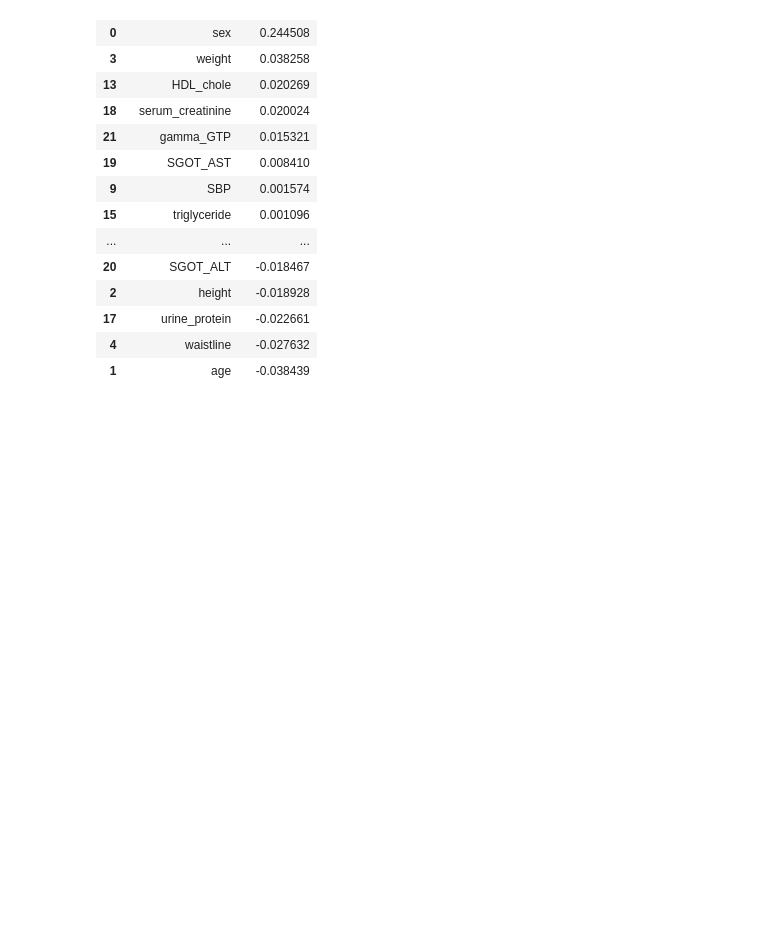
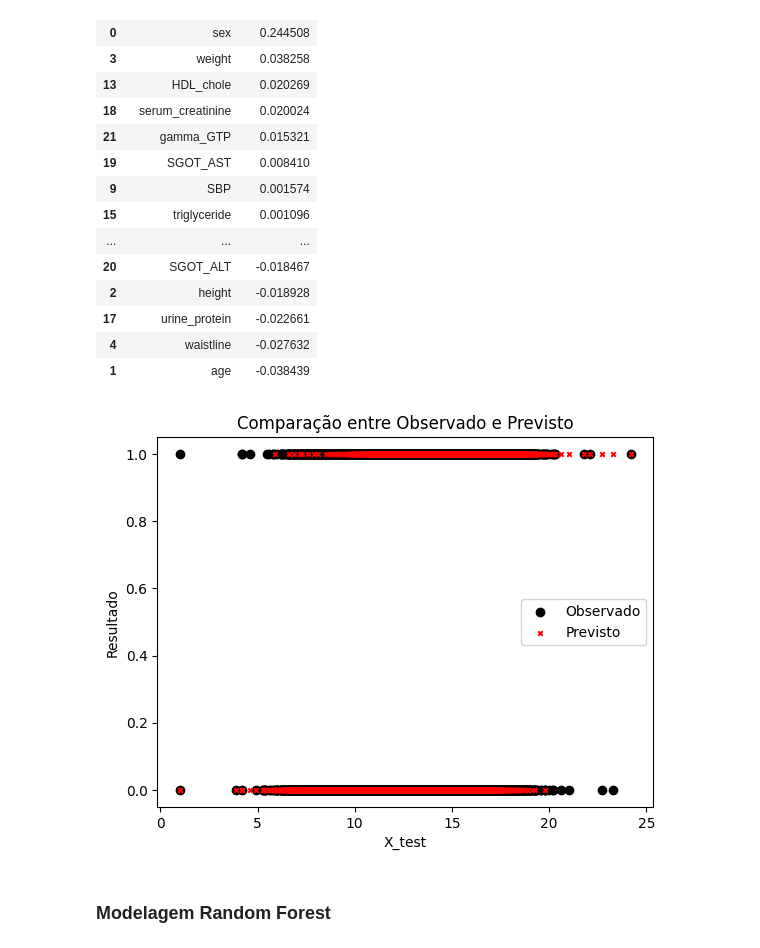
Before and after one commit to FelipeMMMendes/ProjectMI, a Jupyter notebook: scripts/trabalhoMI.ipynb, the cells around one changed output. Saved outputs shown, nothing was run; the diff lists cells and outputs as text; code cells hidden in the pictures; blank space fills up the shorter version.

Commit message:
Implemented some EDA and Random Forest

```diff
--- a/scripts/trabalhoMI.ipynb
+++ b/scripts/trabalhoMI.ipynb
@@ -177,3 +222,15 @@ feature_importance
 | 17 | urine_protein | -0.022661 |
 | 4 | waistline | -0.027632 |
 | 1 | age | -0.038439 |
+# %%
+plt.scatter(X_test['hemoglobin'], y_test, color='black', label='Observado')
+plt.scatter(X_test['hemoglobin'], y_pred, color='red', marker='x', label='Previsto',s=10)
+plt.xlabel('X_test')
+plt.ylabel('Resultado')
+plt.legend()
+plt.title('Comparação entre Observado e Previsto')
+plt.show()
+# %% [output]
+[figure, added]
+# %% [markdown]
+### Modelagem Random Forest
```
Also changed, not shown: parts of 13 cells of this notebook, 1 other file.
